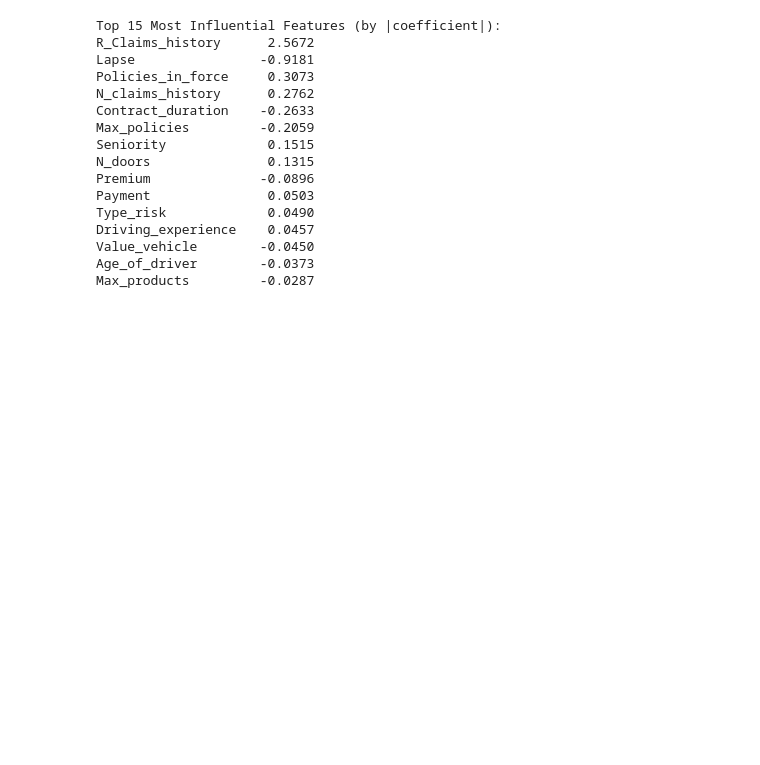
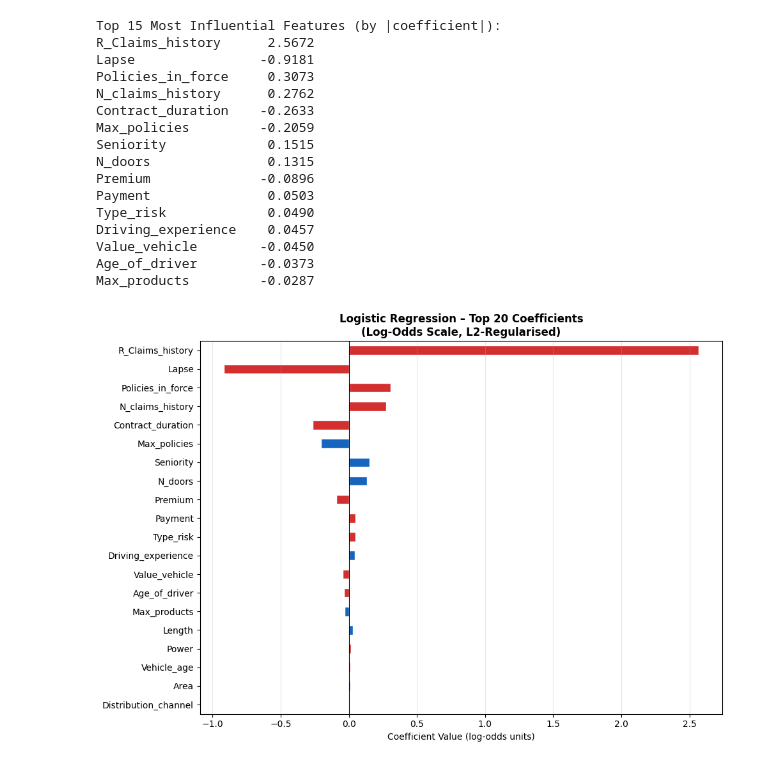
Before and after one commit to ms26919300-ddnvilochana/ml_assignment_IT5022, a Jupyter notebook: Notebook_LogisticRegression.ipynb, the cells around one changed output. Saved outputs shown, nothing was run; the diff lists cells and outputs as text; code cells hidden in the pictures; blank space fills up the shorter version.

Commit message:
for logistic regression top coefficient graph added.

```diff
--- a/Notebook_LogisticRegression.ipynb
+++ b/Notebook_LogisticRegression.ipynb
@@ -538,3 +538,17 @@ Driving_experience    0.0457
 Value_vehicle        -0.0450
 Age_of_driver        -0.0373
 Max_products         -0.0287
+# %%
+fig, ax = plt.subplots(figsize=(10, 7))
+colors_coef = ['#D32F2F' if v > 0 else '#1565C0' for v in coefs.values[:20]]
+coefs.head(20).plot(kind='barh', ax=ax, color=colors_coef[::-1], edgecolor='white')
+ax.invert_yaxis()
+ax.axvline(0, color='black', lw=0.8)
+ax.set_title('Logistic Regression – Top 20 Coefficients\n(Log-Odds Scale, L2-Regularised)',
+             fontweight='bold', fontsize=12)
+ax.set_xlabel('Coefficient Value (log-odds units)')
+ax.grid(axis='x', alpha=0.3)
+plt.tight_layout()
+plt.show()
+# %% [output]
+[figure, added]
```
